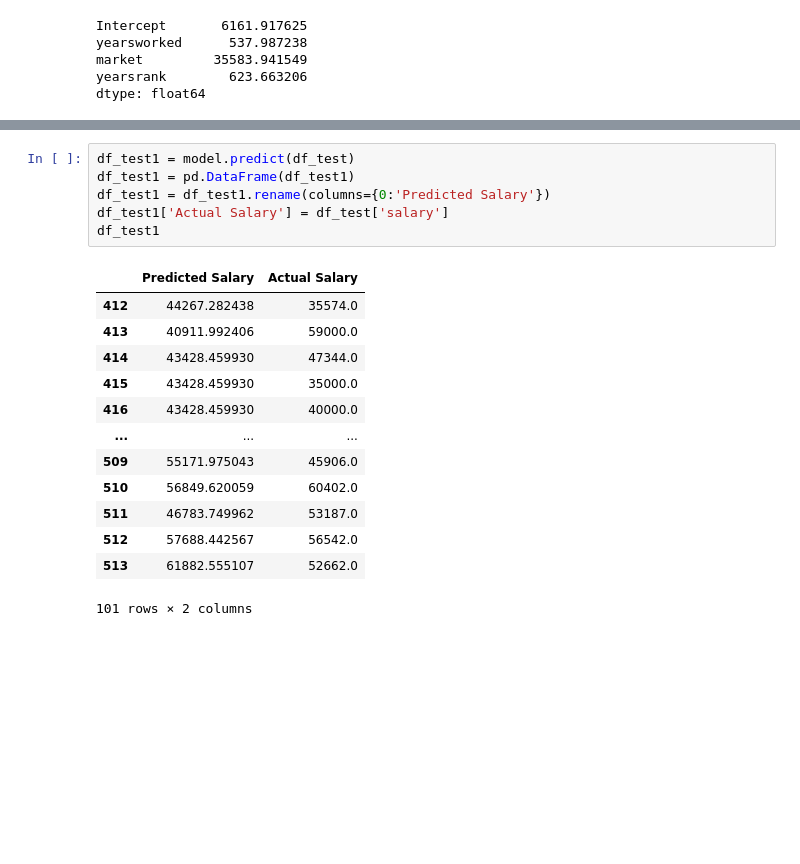
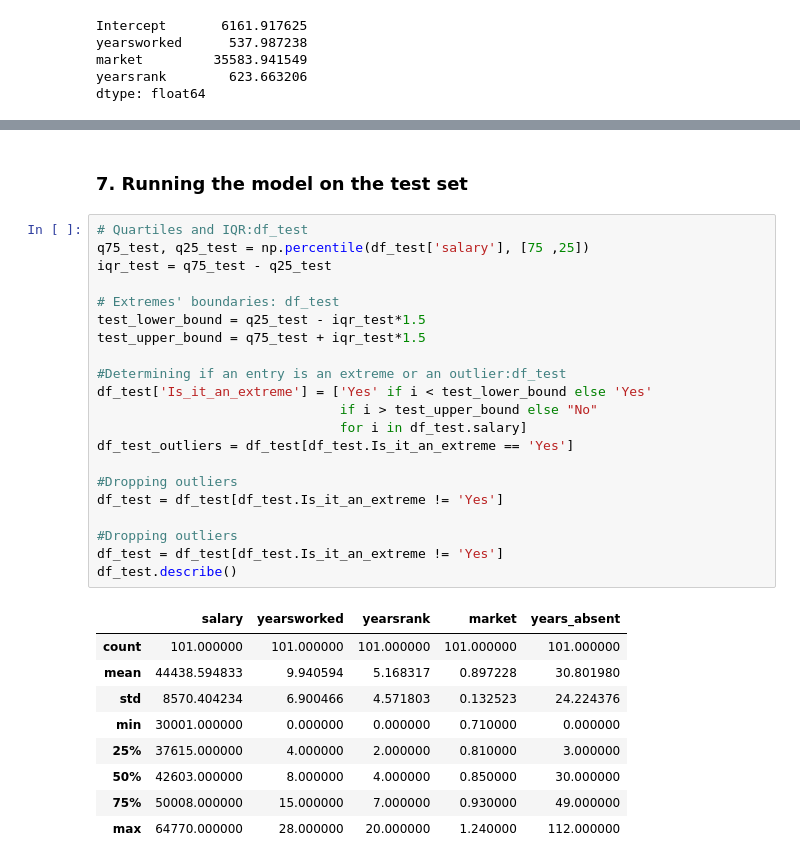
Before and after one commit to tshepojrampai/multivariate_linear_regression, a Jupyter notebook: multivariate_linear_regression.ipynb, the cells around one changed output, grey strips where cells are left out. Cells and saved outputs as stored; diff of their text form; blank space fills up the shorter version.

```diff
--- a/multivariate_linear_regression.ipynb
+++ b/multivariate_linear_regression.ipynb
@@ -532,20 +369,33 @@ sns.residplot(df_train1['Predicted Salary'],df_train1['Standardised Residuals'],
-# %%
-df_test1 = model.predict(df_test)
-df_test1 = pd.DataFrame(df_test1)
-df_test1 = df_test1.rename(columns={0:'Predicted Salary'})
-df_test1['Actual Salary'] = df_test['salary']
-df_test1
-# %% [output]
-|  | Predicted Salary | Actual Salary |
-| 412 | 44267.282438 | 35574.0 |
-| 413 | 40911.992406 | 59000.0 |
-| 414 | 43428.459930 | 47344.0 |
-| 415 | 43428.459930 | 35000.0 |
-| 416 | 43428.459930 | 40000.0 |
-| ... | ... | ... |
-| 509 | 55171.975043 | 45906.0 |
-| 510 | 56849.620059 | 60402.0 |
-| 511 | 46783.749962 | 53187.0 |
-| 512 | 57688.442567 | 56542.0 |
-| 513 | 61882.555107 | 52662.0 |
-101 rows × 2 columns
+# %% [markdown]
+### 7. Running the model on the test set
+# %%
+# Quartiles and IQR:df_test
+q75_test, q25_test = np.percentile(df_test['salary'], [75 ,25])
+iqr_test = q75_test - q25_test
+
+# Extremes' boundaries: df_test
+test_lower_bound = q25_test - iqr_test*1.5
+test_upper_bound = q75_test + iqr_test*1.5
+
+#Determining if an entry is an extreme or an outlier:df_test
+df_test['Is_it_an_extreme'] = ['Yes' if i < test_lower_bound else 'Yes'
+                               if i > test_upper_bound else "No"
+                               for i in df_test.salary]
+df_test_outliers = df_test[df_test.Is_it_an_extreme == 'Yes']
+
+#Dropping outliers
+df_test = df_test[df_test.Is_it_an_extreme != 'Yes']
+
+#Dropping outliers
+df_test = df_test[df_test.Is_it_an_extreme != 'Yes']
+df_test.describe()
+# %% [output]
+|  | salary | yearsworked | yearsrank | market | years_absent |
+| count | 101.000000 | 101.000000 | 101.000000 | 101.000000 | 101.000000 |
+| mean | 44438.594833 | 9.940594 | 5.168317 | 0.897228 | 30.801980 |
+| std | 8570.404234 | 6.900466 | 4.571803 | 0.132523 | 24.224376 |
+| min | 30001.000000 | 0.000000 | 0.000000 | 0.710000 | 0.000000 |
+| 25% | 37615.000000 | 4.000000 | 2.000000 | 0.810000 | 3.000000 |
+| 50% | 42603.000000 | 8.000000 | 4.000000 | 0.850000 | 30.000000 |
+| 75% | 50008.000000 | 15.000000 | 7.000000 | 0.930000 | 49.000000 |
+| max | 64770.000000 | 28.000000 | 20.000000 | 1.240000 | 112.000000 |
```
Also changed, not shown: parts of 67 cells of this notebook.
